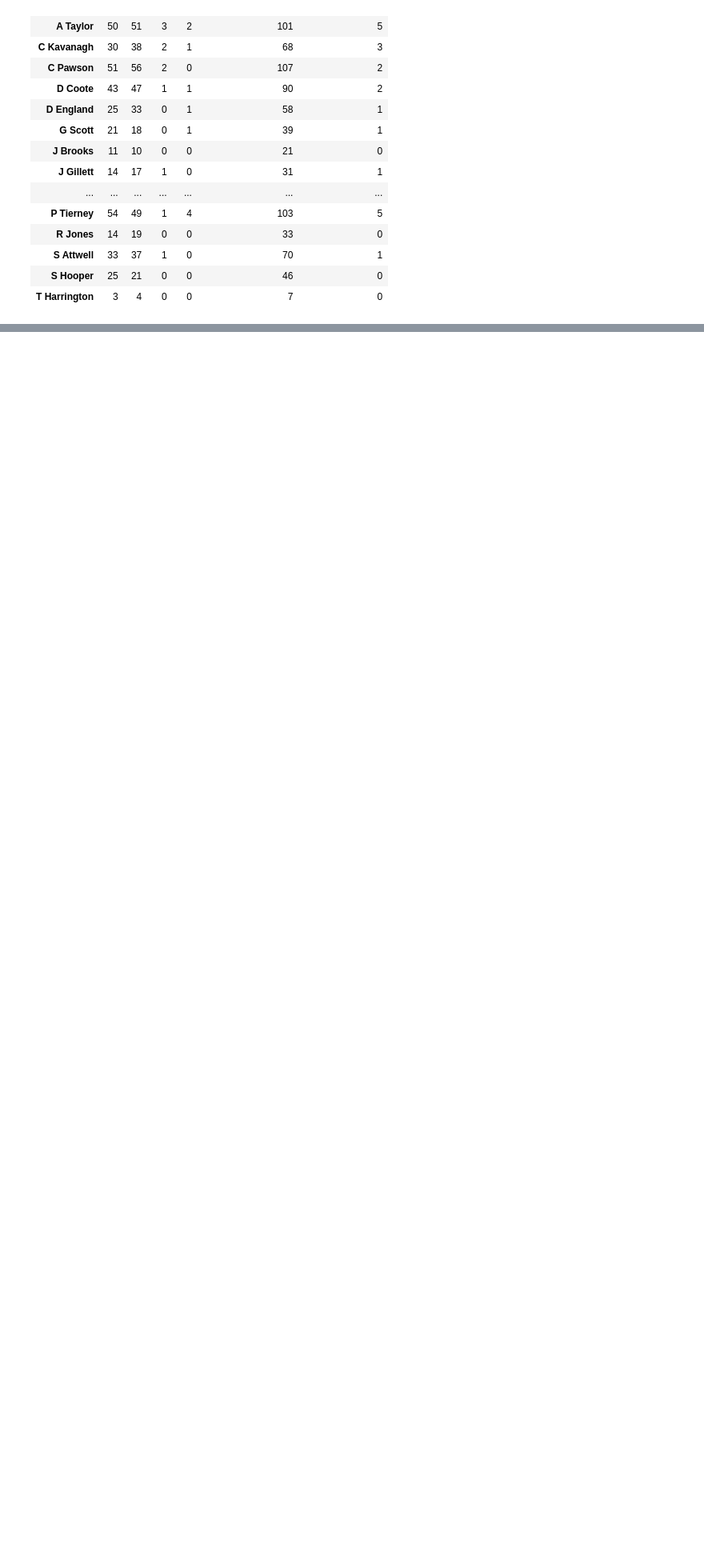
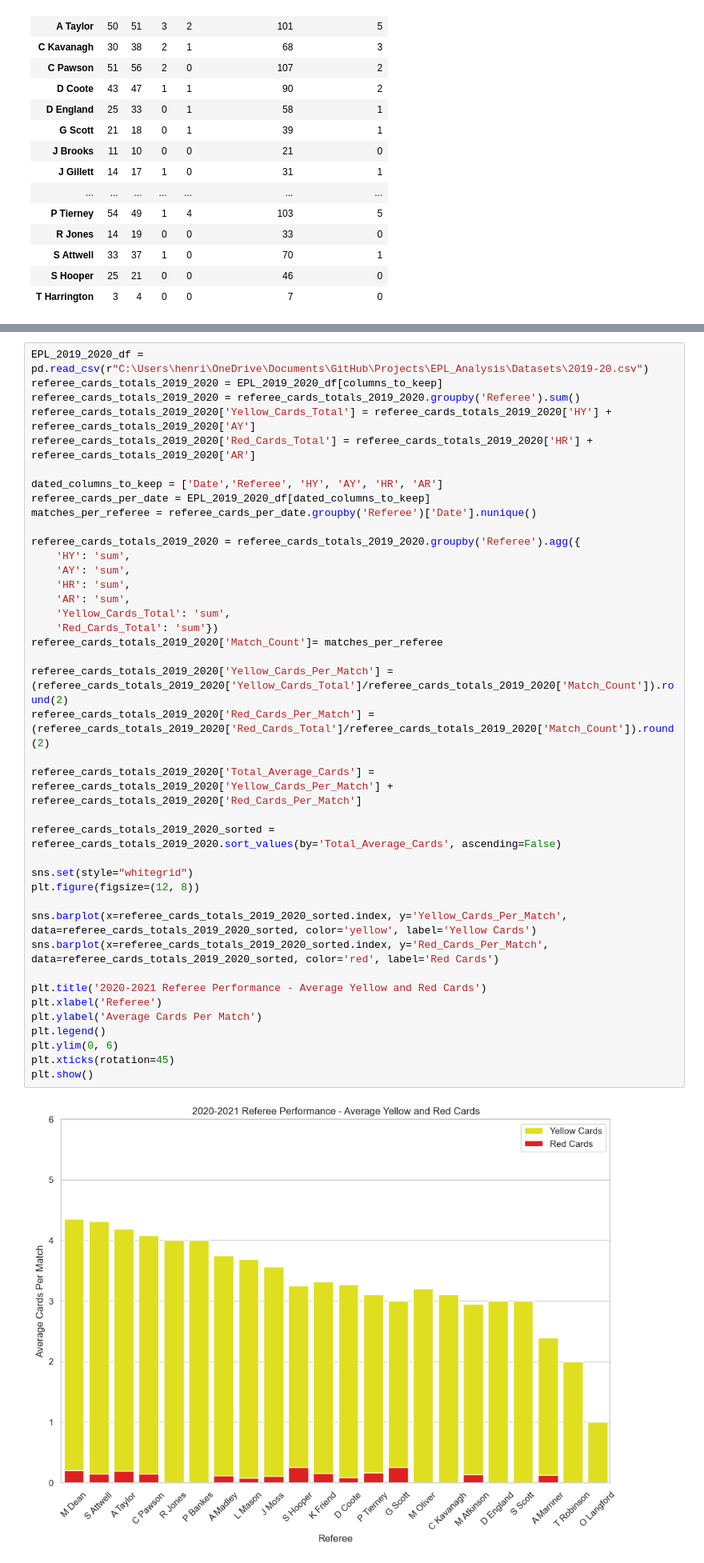
Before and after one commit to HenriRhodes/EPL_Analysis, a Jupyter notebook: EPL-notebook.ipynb, the cells around one changed output, grey strips where cells are left out. Shown at 80% size. Drawn from its saved outputs; the diff is of its cells as text; blank space fills up the shorter version.

```diff
--- a/EPL-notebook.ipynb
+++ b/EPL-notebook.ipynb
@@ -141,0 +172,42 @@ plt.show()
+# %%
+EPL_2019_2020_df = pd.read_csv(r"C:\Users\henri\OneDrive\Documents\GitHub\Projects\EPL_Analysis\Datasets\2019-20.csv")
+referee_cards_totals_2019_2020 = EPL_2019_2020_df[columns_to_keep]
+referee_cards_totals_2019_2020 = referee_cards_totals_2019_2020.groupby('Referee').sum()
+referee_cards_totals_2019_2020['Yellow_Cards_Total'] = referee_cards_totals_2019_2020['HY'] + referee_cards_totals_2019_2020['AY']
+referee_cards_totals_2019_2020['Red_Cards_Total'] = referee_cards_totals_2019_2020['HR'] + referee_cards_totals_2019_2020['AR']
+
+dated_columns_to_keep = ['Date','Referee', 'HY', 'AY', 'HR', 'AR']
+referee_cards_per_date = EPL_2019_2020_df[dated_columns_to_keep]
+matches_per_referee = referee_cards_per_date.groupby('Referee')['Date'].nunique()
+
+referee_cards_totals_2019_2020 = referee_cards_totals_2019_2020.groupby('Referee').agg({
+    'HY': 'sum',
+    'AY': 'sum',
+    'HR': 'sum',
+    'AR': 'sum',
+    'Yellow_Cards_Total': 'sum',
+    'Red_Cards_Total': 'sum'})
+referee_cards_totals_2019_2020['Match_Count']= matches_per_referee
+
+referee_cards_totals_2019_2020['Yellow_Cards_Per_Match'] = (referee_cards_totals_2019_2020['Yellow_Cards_Total']/referee_cards_totals_2019_2020['Match_Count']).round(2)
+referee_cards_totals_2019_2020['Red_Cards_Per_Match'] = (referee_cards_totals_2019_2020['Red_Cards_Total']/referee_cards_totals_2019_2020['Match_Count']).round(2)
+
+referee_cards_totals_2019_2020['Total_Average_Cards'] = referee_cards_totals_2019_2020['Yellow_Cards_Per_Match'] + referee_cards_totals_2019_2020['Red_Cards_Per_Match']
+
+referee_cards_totals_2019_2020_sorted = referee_cards_totals_2019_2020.sort_values(by='Total_Average_Cards', ascending=False)
+
+sns.set(style="whitegrid")
+plt.figure(figsize=(12, 8))
+
+sns.barplot(x=referee_cards_totals_2019_2020_sorted.index, y='Yellow_Cards_Per_Match', data=referee_cards_totals_2019_2020_sorted, color='yellow', label='Yellow Cards')
+sns.barplot(x=referee_cards_totals_2019_2020_sorted.index, y='Red_Cards_Per_Match', data=referee_cards_totals_2019_2020_sorted, color='red', label='Red Cards')
+
+plt.title('2020-2021 Referee Performance - Average Yellow and Red Cards')
+plt.xlabel('Referee')
+plt.ylabel('Average Cards Per Match')
+plt.legend()
+plt.ylim(0, 6)
+plt.xticks(rotation=45)
+plt.show()
+# %% [output]
+[figure, added]
```
Also changed, not shown: parts of 6 cells of this notebook.
